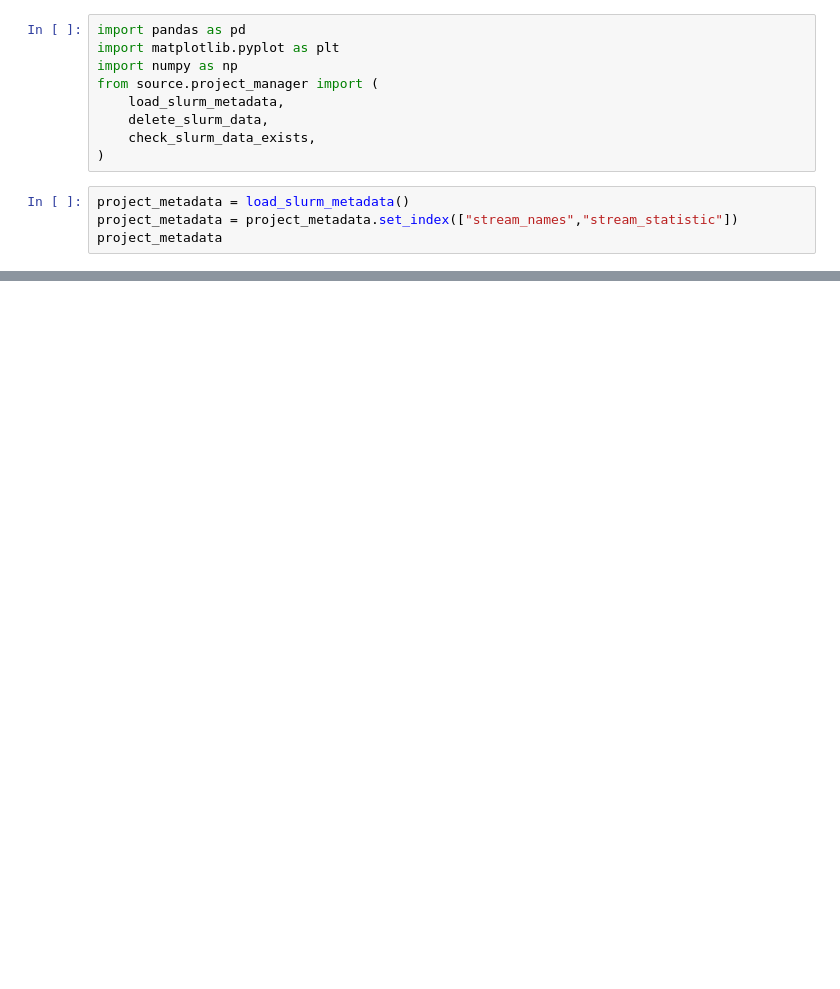
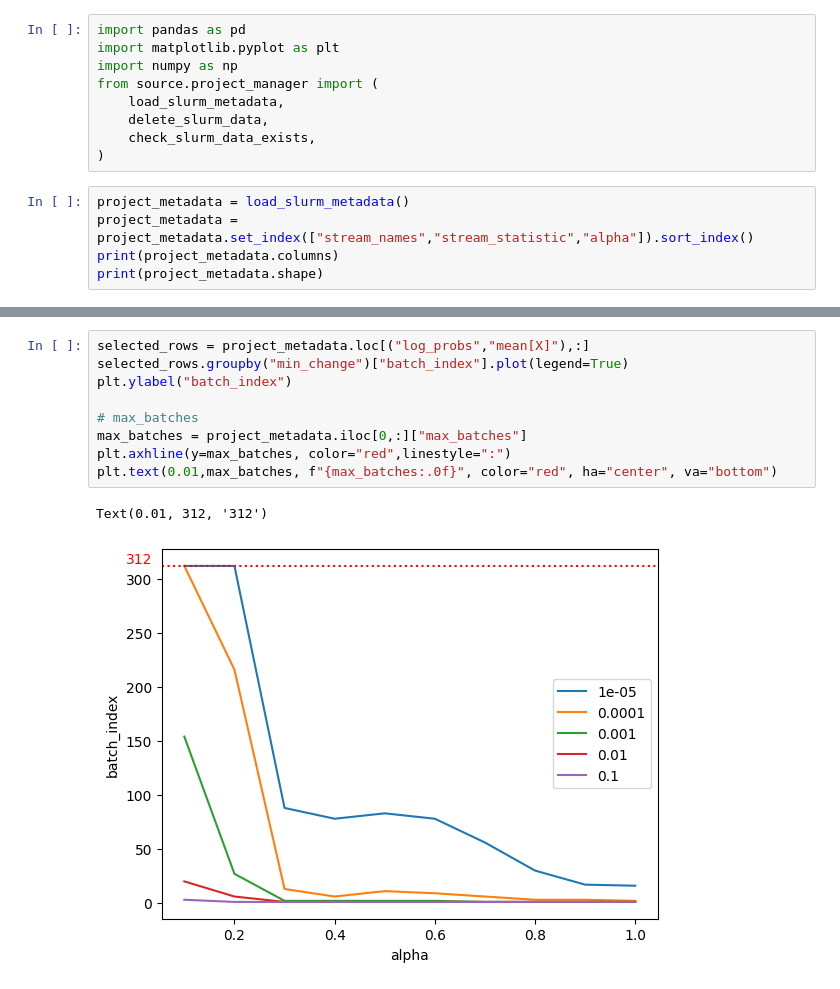
Before and after one commit to Amir-Mehrpanah/On-Spectral-Properties-of-Gradient-based-Explanation-Methods-ECCV24, a Jupyter notebook: slurm_api.ipynb, the cells around one changed output, grey strips where cells are left out. Saved outputs shown, nothing was run; the diff lists cells and outputs as text; blank space fills up the shorter version.

```diff
--- a/slurm_api.ipynb
+++ b/slurm_api.ipynb
@@ -9,6 +9,7 @@ from source.project_manager import (
 )
 # %%
 project_metadata = load_slurm_metadata()
-project_metadata = project_metadata.set_index(["stream_names","stream_statistic"])
-project_metadata
+project_metadata = project_metadata.set_index(["stream_names","stream_statistic","alpha"]).sort_index()
+print(project_metadata.columns)
+print(project_metadata.shape)
 # %% [output]
@@ -40,0 +43,12 @@ plt.imshow(temp[1])
+# %%
+selected_rows = project_metadata.loc[("log_probs","mean[X]"),:]
+selected_rows.groupby("min_change")["batch_index"].plot(legend=True)
+plt.ylabel("batch_index")
+
+# max_batches
+max_batches = project_metadata.iloc[0,:]["max_batches"]
+plt.axhline(y=max_batches, color="red",linestyle=":")
+plt.text(0.01,max_batches, f"{max_batches:.0f}", color="red", ha="center", va="bottom")
+# %% [output]
+Text(0.01, 312, '312')
+[figure, added]
```
Also changed, not shown: parts of 11 cells of this notebook, 11 other files.
